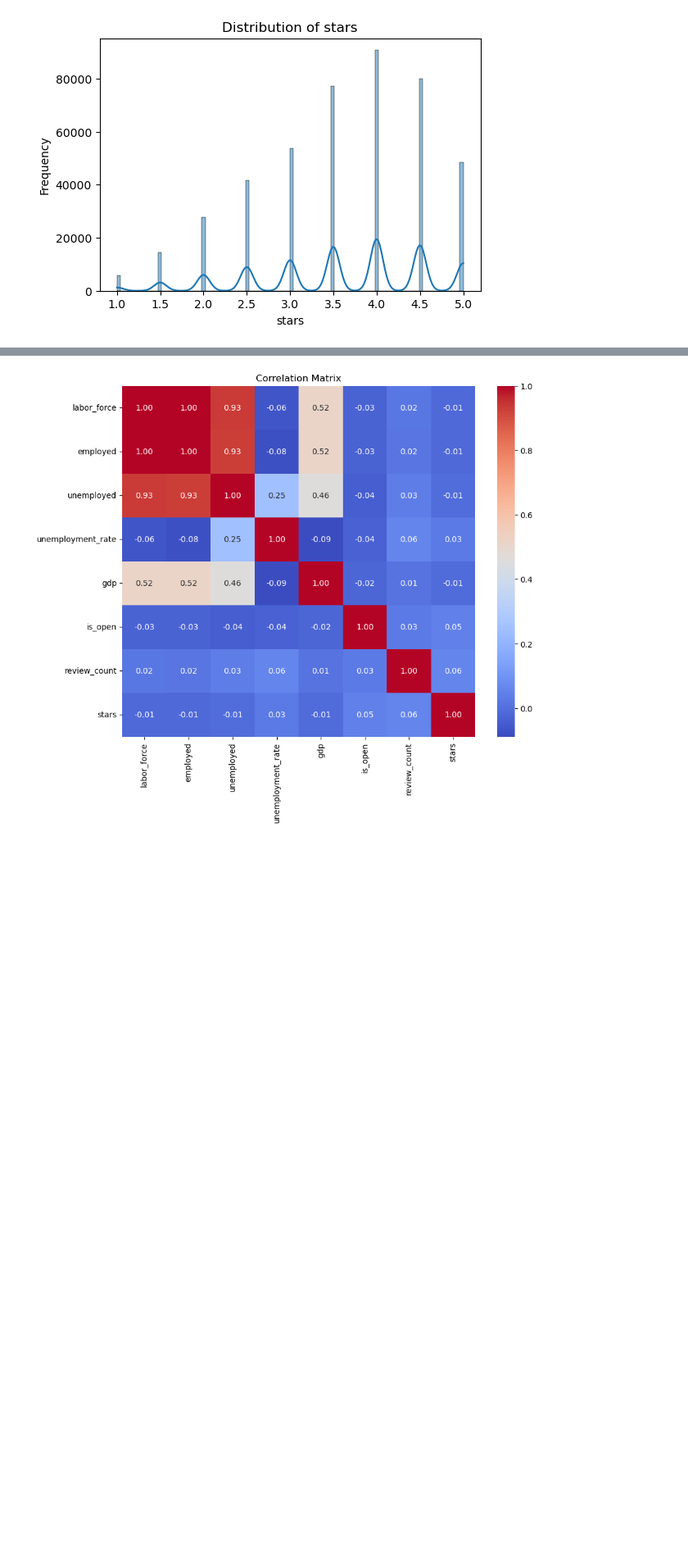
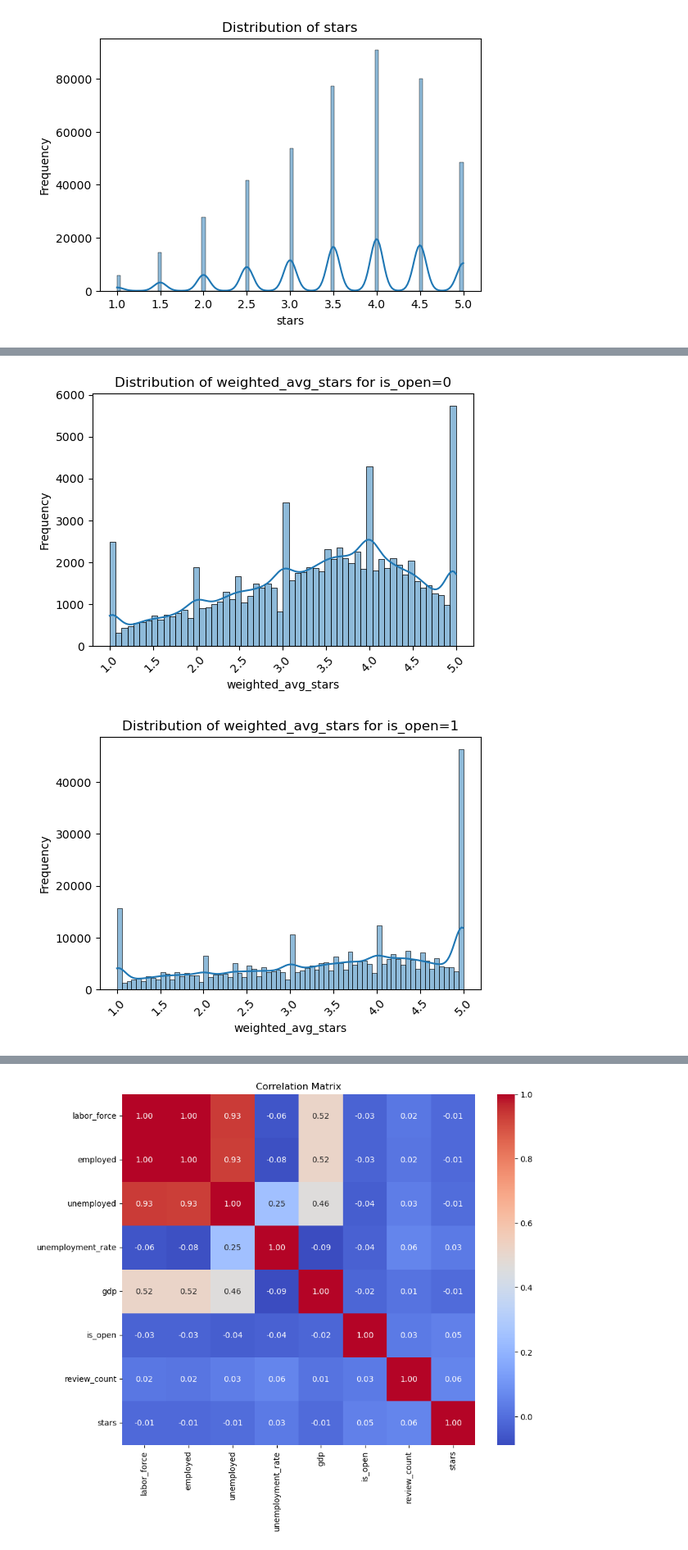
Before and after one commit to koacow/predicting-small-business-performance, a Jupyter notebook: exploratory_data_analysis.ipynb, the cells around one changed output, grey strips where cells are left out. Shown at 82% size. Drawn from its saved outputs; the diff is of its cells as text; code cells hidden in the pictures; blank space fills up the shorter version.

```diff
--- a/exploratory_data_analysis.ipynb
+++ b/exploratory_data_analysis.ipynb
@@ -149,0 +204,11 @@ for target in TARGETS:
+# %%
+reviews = reviews.groupby('business_id').apply(lambda x: pd.Series({
+    'weighted_avg_stars': (x['stars'] * x['useful']).sum() / x['useful'].sum() if x['useful'].sum() > 0 else x['stars'].mean(),
+    'reviews': ' '.join(x['text']),
+    'num_reviews': x.shape[0],
+    'weighted_avg_review_length': (x['text'].apply(len) * x['useful']).sum() / x['useful'].sum() if x['useful'].sum() > 0 else x['text'].apply(len).mean()
+})).reset_index()
+df = pd.merge(df, reviews, on='business_id', how='left')
+df.fillna({'weighted_avg_stars': 0, 'num_reviews': 0, 'weighted_avg_review_length': 0, 'reviews': ''}, inplace=True)
+del reviews
+df
@@ -149,0 +229,15 @@ for target in TARGETS:
+# %%
+# Plot distribution of weighted average stars, number of reviews, and weighted average review length by is_open
+for feature in ['weighted_avg_stars', 'num_reviews', 'weighted_avg_review_length']:
+    for is_open in [0, 1]:
+        subset = df[df['is_open'] == is_open][feature].dropna()
+        plt.figure(figsize=(6,4))
+        sns.histplot(subset, kde=True)
+        plt.xticks(rotation=45)
+        plt.title(f'Distribution of {feature} for is_open={is_open}')
+        plt.xlabel(feature)
+        plt.ylabel('Frequency')
+        plt.show()
+# %% [output]
+[figure, added]
+[figure, added]
```
Also changed, not shown: parts of 4 cells of this notebook, 1 other file.
